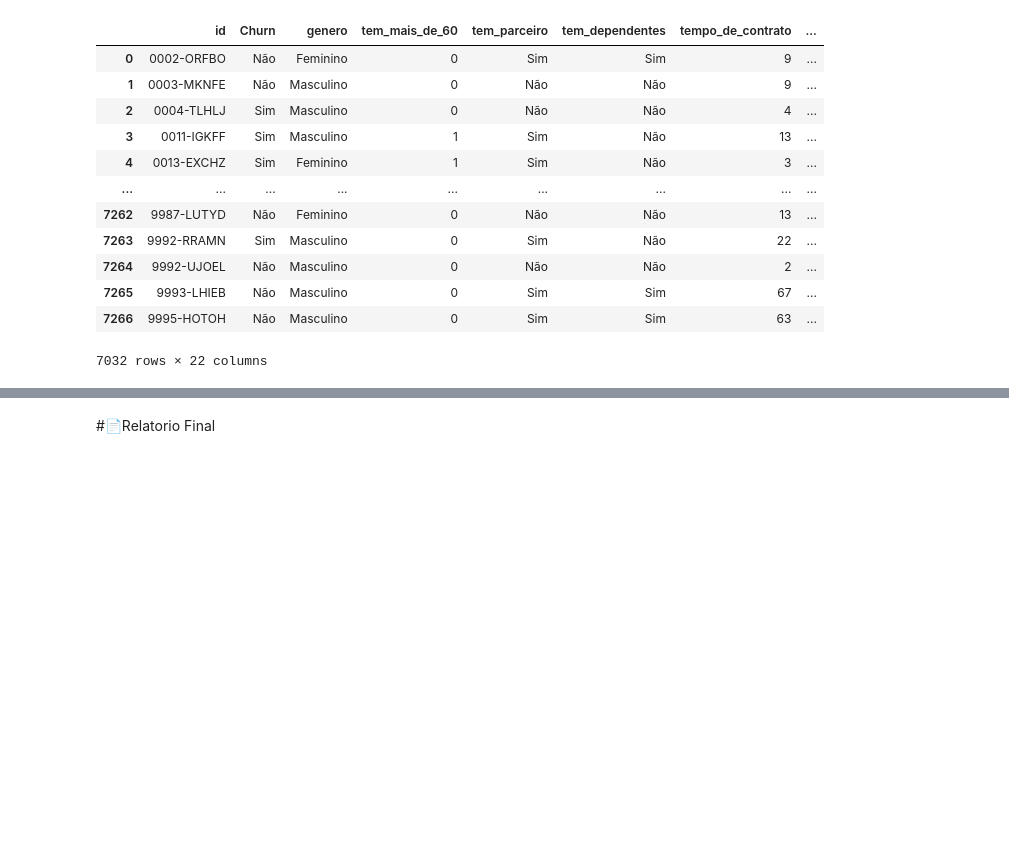
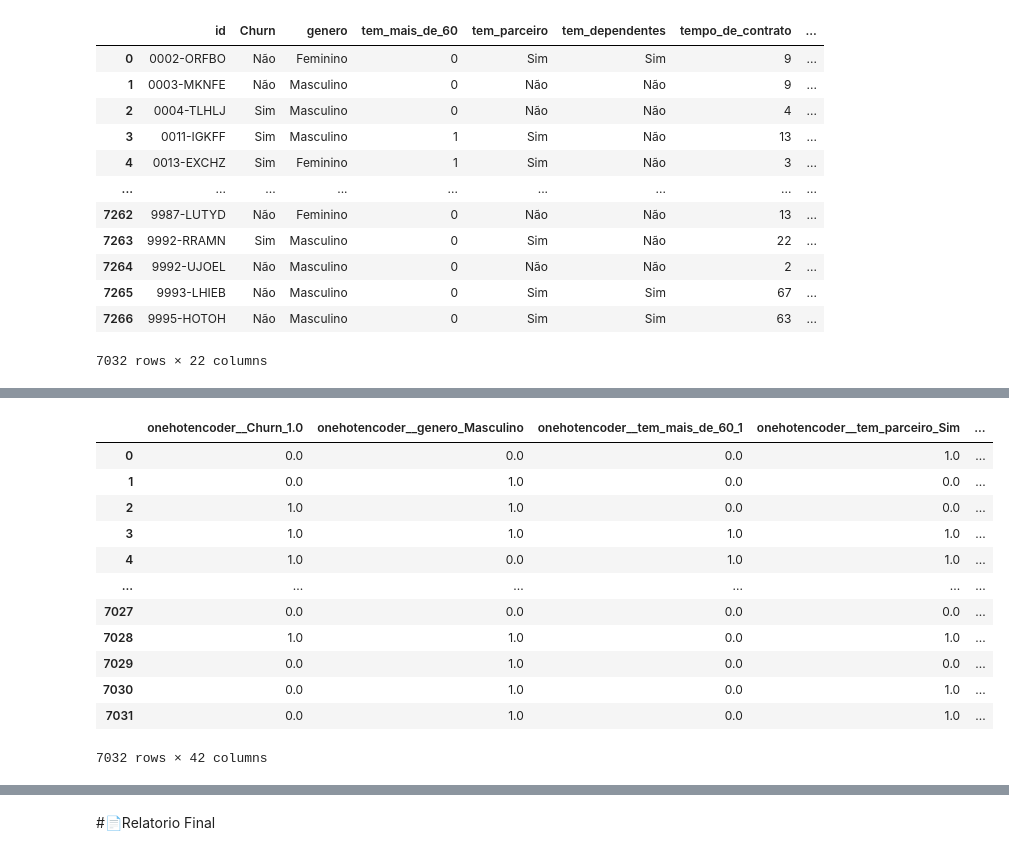
Before and after one commit to carlos-000-carlos/Challenge_2-TelecomX_BR-Cabral, a Jupyter notebook: TelecomX_BR.ipynb, the cells around one changed output, grey strips where cells are left out. Saved outputs shown, nothing was run; the diff lists cells and outputs as text; code cells hidden in the pictures; blank space fills up the shorter version.

```diff
--- a/TelecomX_BR.ipynb
+++ b/TelecomX_BR.ipynb
@@ -1316,0 +1480,3 @@ fig.update_layout(
+# %%
+colunas = dados_normalizados_api.columns
+colunas
@@ -1316,0 +1529,16 @@ fig.update_layout(
+# %%
+dados_api_corr
+# %% [output]
+|  | onehotencoder__Churn_1.0 | onehotencoder__genero_Masculino | onehotencoder__tem_mais_de_60_1 | onehotencoder__tem_parceiro_Sim | ... |
+| 0 | 0.0 | 0.0 | 0.0 | 1.0 | ... |
+| 1 | 0.0 | 1.0 | 0.0 | 0.0 | ... |
+| 2 | 1.0 | 1.0 | 0.0 | 0.0 | ... |
+| 3 | 1.0 | 1.0 | 1.0 | 1.0 | ... |
+| 4 | 1.0 | 0.0 | 1.0 | 1.0 | ... |
+| ... | ... | ... | ... | ... | ... |
+| 7027 | 0.0 | 0.0 | 0.0 | 0.0 | ... |
+| 7028 | 1.0 | 1.0 | 0.0 | 1.0 | ... |
+| 7029 | 0.0 | 1.0 | 0.0 | 0.0 | ... |
+| 7030 | 0.0 | 1.0 | 0.0 | 1.0 | ... |
+| 7031 | 0.0 | 1.0 | 0.0 | 1.0 | ... |
+7032 rows × 42 columns
```
Also changed, not shown: parts of 26 cells of this notebook.
